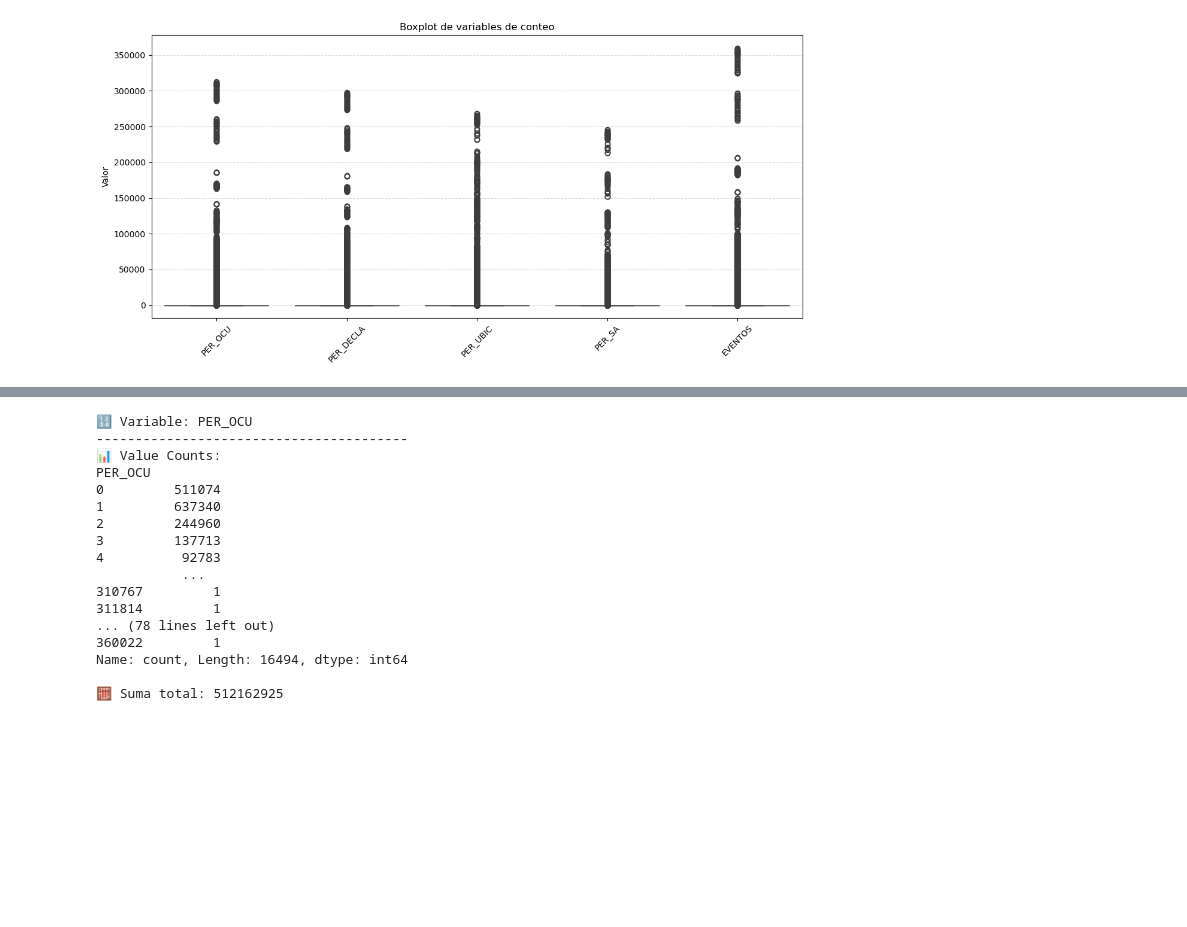
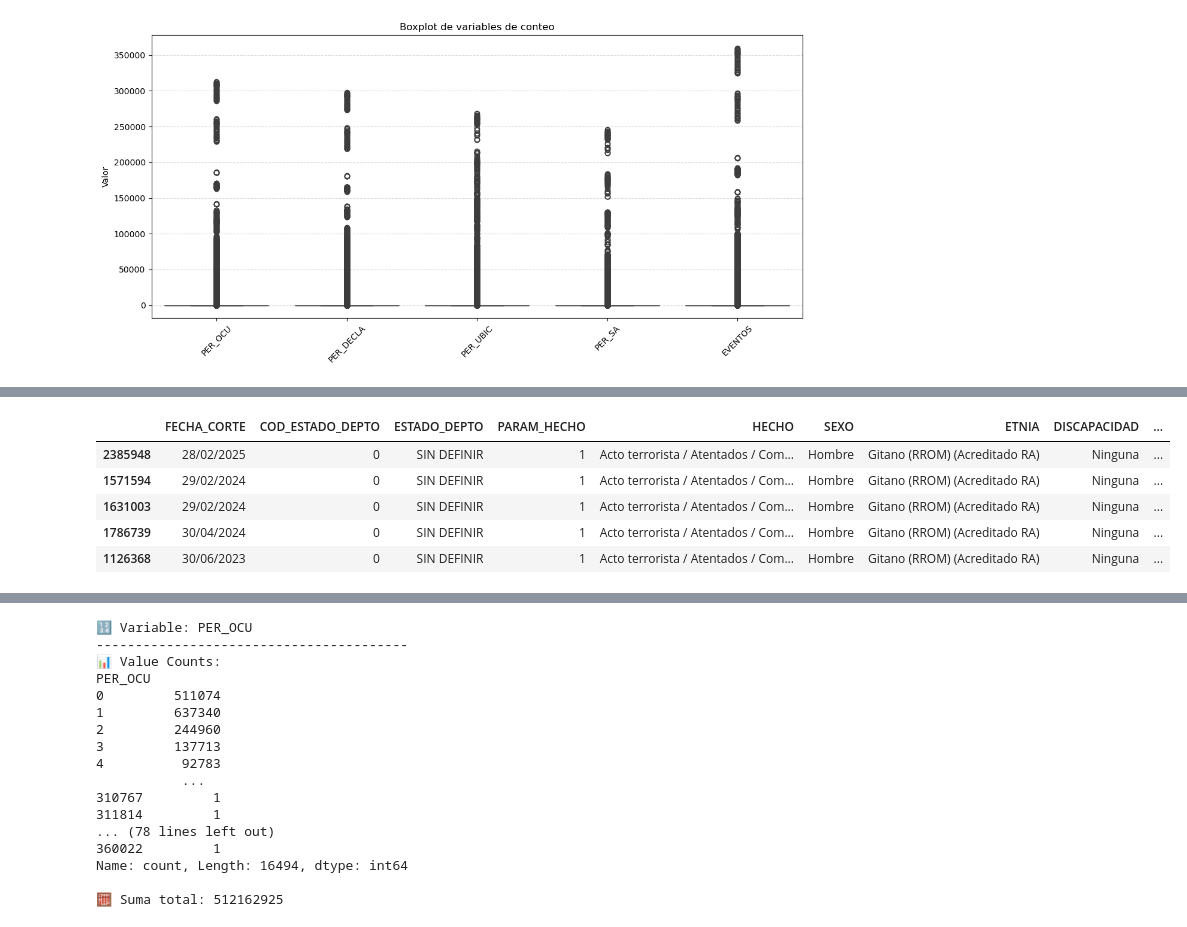
Before and after one commit to SantiRendon/memoria-abierta-conflicto-armado-colombia-2022-2025, a Jupyter notebook: notebooks/02_limpieza_datos_victimas.ipynb, the cells around one changed output, grey strips where cells are left out. Cells and saved outputs as stored; diff of their text form; code cells hidden in the pictures; blank space fills up the shorter version.

```diff
--- a/notebooks/02_limpieza_datos_victimas.ipynb
+++ b/notebooks/02_limpieza_datos_victimas.ipynb
@@ -212,9 +212,3 @@ print(validas.value_counts())
 FECHA_CORTE
 True    2431164
 Name: count, dtype: int64
-# %%
-df["FECHA_CORTE"] = pd.to_datetime(
-    df["FECHA_CORTE"],
-    format="%d/%m/%Y",  # 👈 aquí le decimos el formato exacto
-    errors="raise"      # si algo no encaja, lanza error y no lo convierte en NaT
-)
@@ -383,0 +423,12 @@ plt.show()
+# %%
+# Ordenamos por grupos
+df_sorted = df.sort_values(by=columnas_grupo + ['FECHA_CORTE'])
+
+df_sorted.head()
+# %% [output]
+|  | FECHA_CORTE | COD_ESTADO_DEPTO | ESTADO_DEPTO | PARAM_HECHO | HECHO | SEXO | ETNIA | DISCAPACIDAD | ... |
+| 2385948 | 28/02/2025 | 0 | SIN DEFINIR | 1 | Acto terrorista / Atentados / Com... | Hombre | Gitano (RROM) (Acreditado RA) | Ninguna | ... |
+| 1571594 | 29/02/2024 | 0 | SIN DEFINIR | 1 | Acto terrorista / Atentados / Com... | Hombre | Gitano (RROM) (Acreditado RA) | Ninguna | ... |
+| 1631003 | 29/02/2024 | 0 | SIN DEFINIR | 1 | Acto terrorista / Atentados / Com... | Hombre | Gitano (RROM) (Acreditado RA) | Ninguna | ... |
+| 1786739 | 30/04/2024 | 0 | SIN DEFINIR | 1 | Acto terrorista / Atentados / Com... | Hombre | Gitano (RROM) (Acreditado RA) | Ninguna | ... |
+| 1126368 | 30/06/2023 | 0 | SIN DEFINIR | 1 | Acto terrorista / Atentados / Com... | Hombre | Gitano (RROM) (Acreditado RA) | Ninguna | ... |
```
Also changed, not shown: parts of 12 cells of this notebook, 1 other file.
